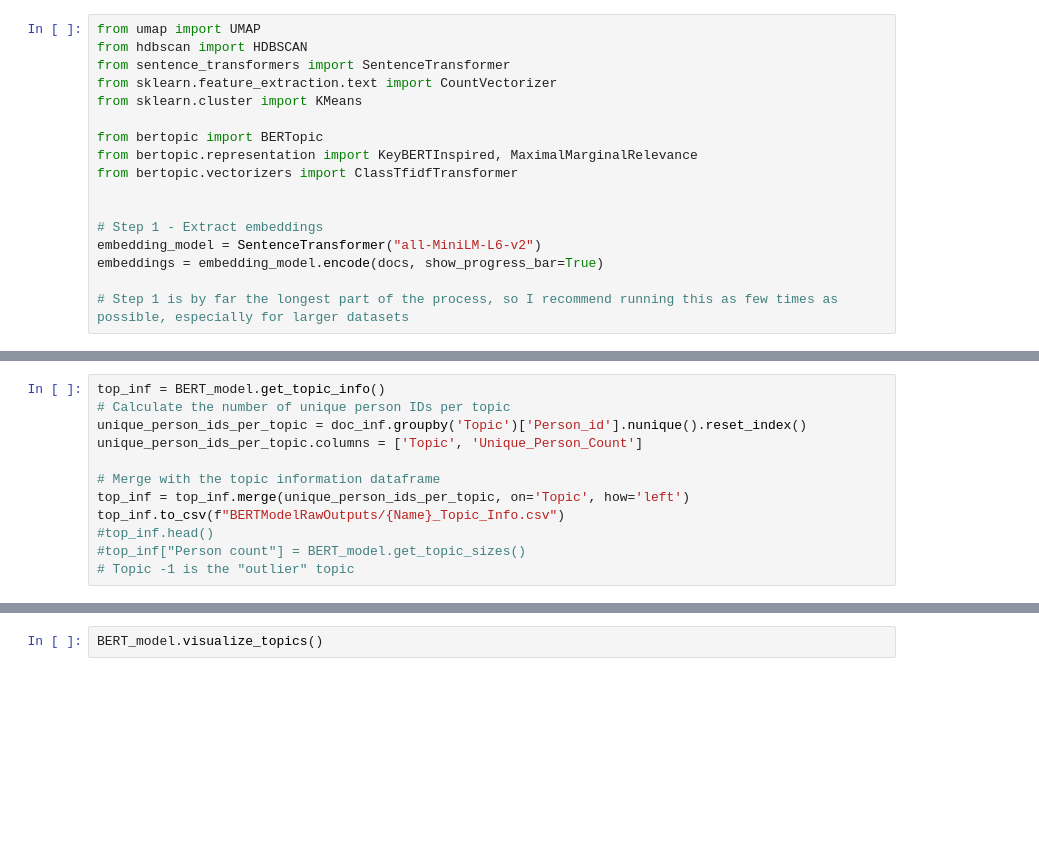
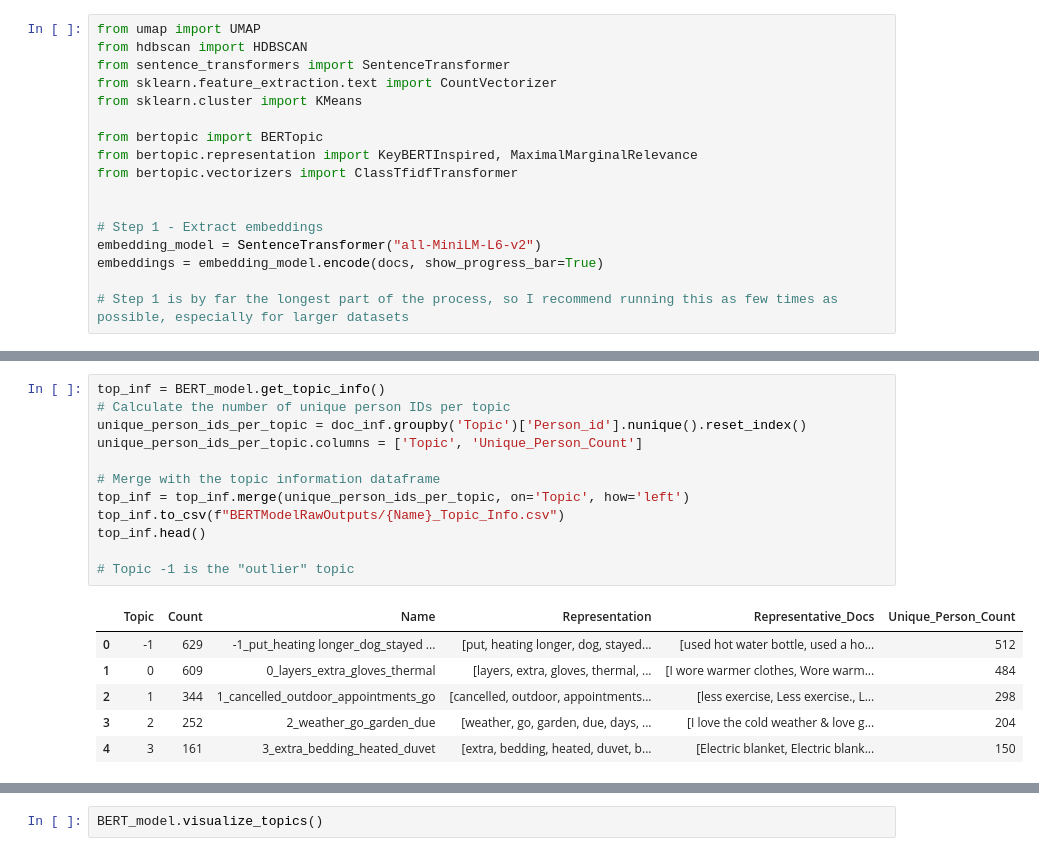
Before and after one commit to JGIBristol/ClimateTopicModelling, a Jupyter notebook: ZeroShotBertTopic.ipynb, the cells around one changed output, grey strips where cells are left out. Cells and saved outputs as stored; diff of their text form; blank space fills up the shorter version.

```diff
--- a/ZeroShotBertTopic.ipynb
+++ b/ZeroShotBertTopic.ipynb
@@ -295,15 +402,22 @@ doc_inf.to_csv(f"BERTModelRawOutputs/{Name}_Document_Info.csv")
 # %%
 top_inf = BERT_model.get_topic_info()
 # Calculate the number of unique person IDs per topic
 unique_person_ids_per_topic = doc_inf.groupby('Topic')['Person_id'].nunique().reset_index()
 unique_person_ids_per_topic.columns = ['Topic', 'Unique_Person_Count']
 
 # Merge with the topic information dataframe
 top_inf = top_inf.merge(unique_person_ids_per_topic, on='Topic', how='left')
 top_inf.to_csv(f"BERTModelRawOutputs/{Name}_Topic_Info.csv")
-#top_inf.head()
-#top_inf["Person count"] = BERT_model.get_topic_sizes()
+top_inf.head()
+
 # Topic -1 is the "outlier" topic
+# %% [output]
+|  | Topic | Count | Name | Representation | Representative_Docs | Unique_Person_Count |
+| 0 | -1 | 629 | -1_put_heating longer_dog_stayed ... | [put, heating longer, dog, stayed... | [used hot water bottle, used a ho... | 512 |
+| 1 | 0 | 609 | 0_layers_extra_gloves_thermal | [layers, extra, gloves, thermal, ... | [I wore warmer clothes, Wore warm... | 484 |
+| 2 | 1 | 344 | 1_cancelled_outdoor_appointments_go | [cancelled, outdoor, appointments... | [less exercise, Less exercise., L... | 298 |
+| 3 | 2 | 252 | 2_weather_go_garden_due | [weather, go, garden, due, days, ... | [I love the cold weather & love g... | 204 |
+| 4 | 3 | 161 | 3_extra_bedding_heated_duvet | [extra, bedding, heated, duvet, b... | [Electric blanket, Electric blank... | 150 |
 # %%
 ax = doc_inf["Name"].value_counts(ascending=True).plot(kind='barh', xlabel="Number of responses", ylabel="Topic", title="Number of responses per topic")
 fig3 = ax.get_figure()
```
Also changed, not shown: parts of 12 cells of this notebook, 2 other files.
